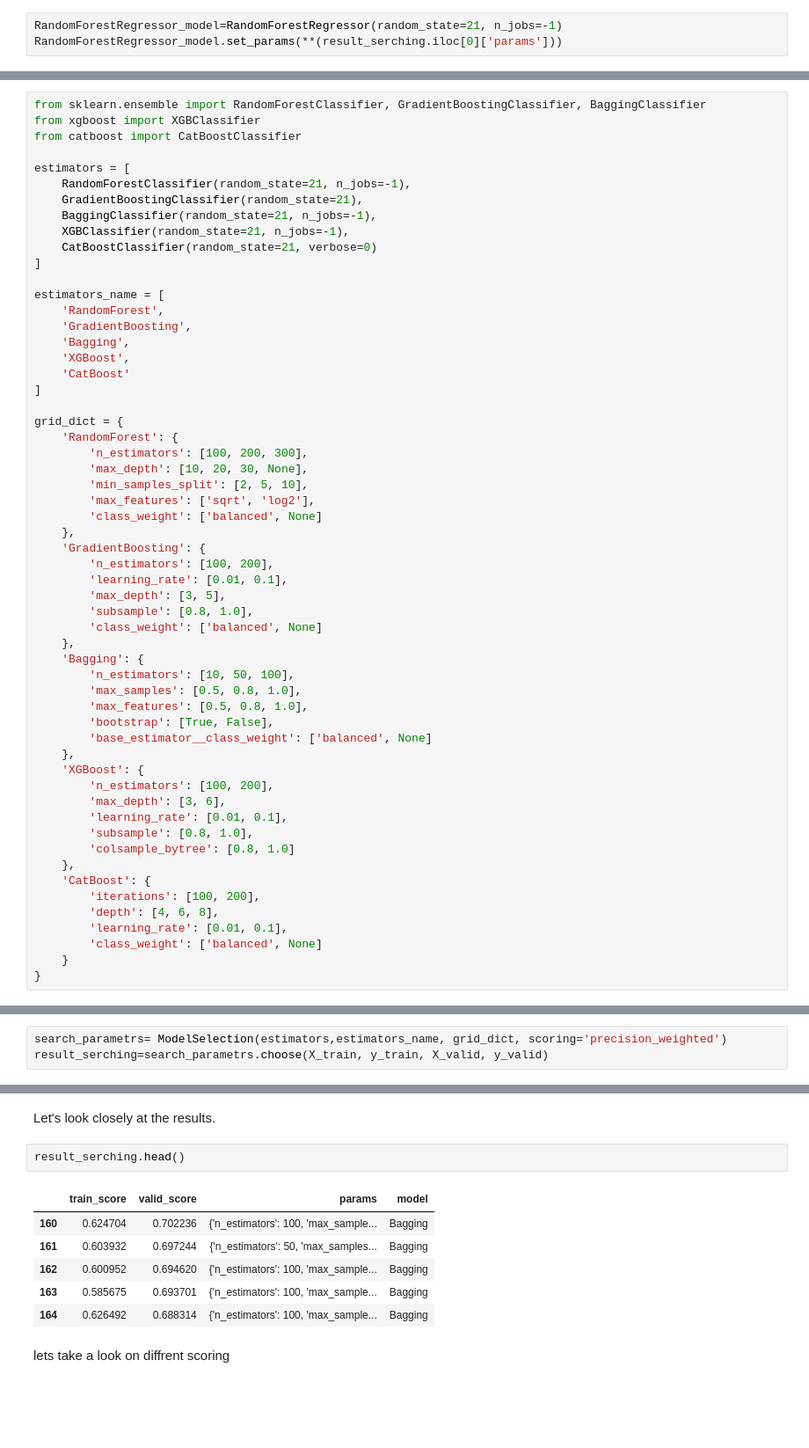
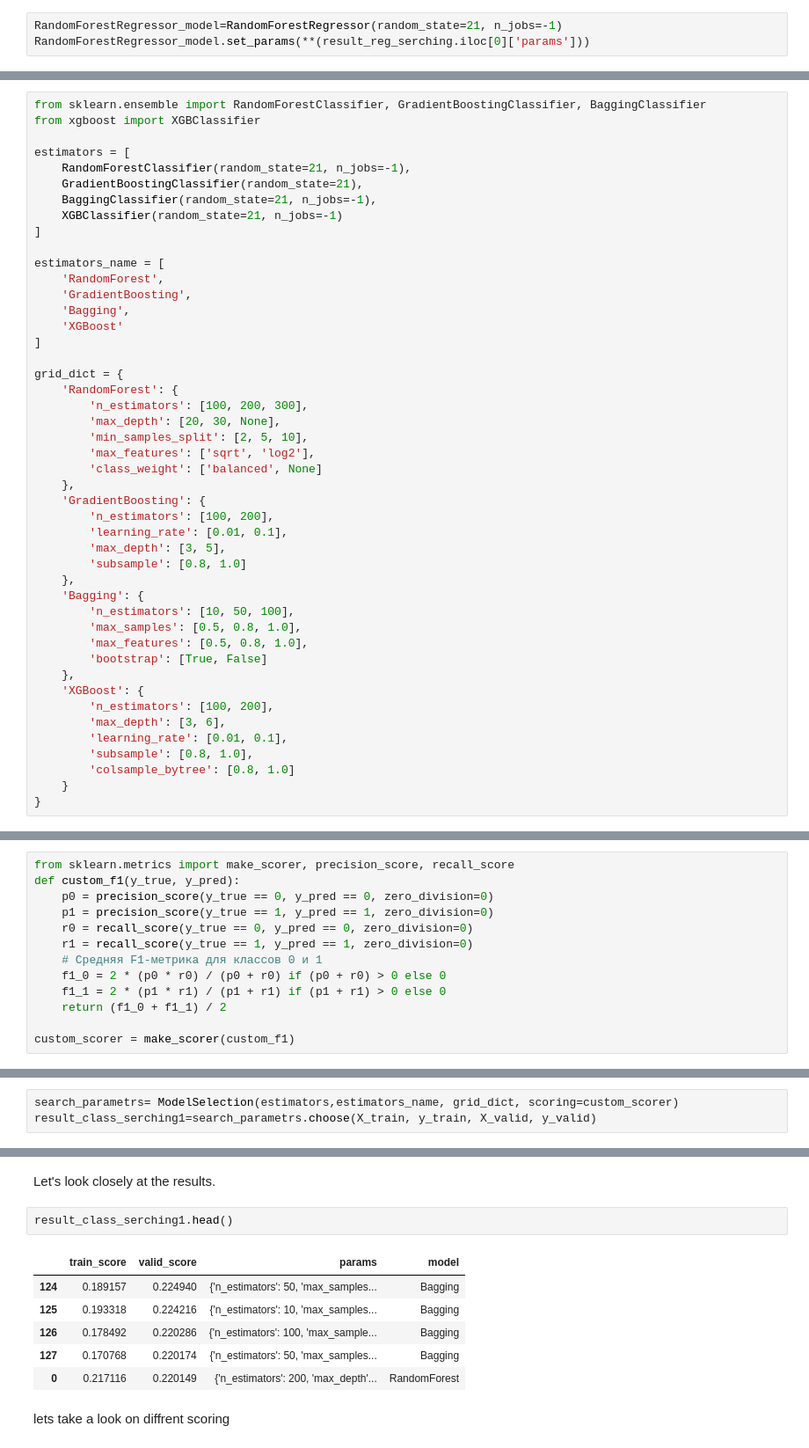
Before and after one commit to gordyay/food-nutrition-module, a Jupyter notebook: src/recipes.ipynb, the cells around one changed output, grey strips where cells are left out. Shown: that part at 88% size. Saved outputs shown, nothing was run; the diff lists cells and outputs as text; blank space fills up the shorter version.

```diff
--- a/src/recipes.ipynb
+++ b/src/recipes.ipynb
@@ -595,7 +596,7 @@ Lets take  RandomForest with params:{'n_estimators': 200, 'max_depth': 30, 'min_
 with the final score : -1.260777480024706
 # %%
 RandomForestRegressor_model=RandomForestRegressor(random_state=21, n_jobs=-1)
-RandomForestRegressor_model.set_params(**(result_serching.iloc[0]['params']))
+RandomForestRegressor_model.set_params(**(result_reg_serching.iloc[0]['params']))
 # %% [output]
 RandomForestRegressor(max_features='sqrt', min_samples_split=10,
                       n_estimators=200, n_jobs=-1, random_state=21)
@@ -652,28 +681,25 @@ diffrent models variants
 # %%
 from sklearn.ensemble import RandomForestClassifier, GradientBoostingClassifier, BaggingClassifier
 from xgboost import XGBClassifier
-from catboost import CatBoostClassifier
 
 estimators = [
     RandomForestClassifier(random_state=21, n_jobs=-1),
     GradientBoostingClassifier(random_state=21),
     BaggingClassifier(random_state=21, n_jobs=-1),
-    XGBClassifier(random_state=21, n_jobs=-1),
-    CatBoostClassifier(random_state=21, verbose=0)
+    XGBClassifier(random_state=21, n_jobs=-1)
 ]
 
 estimators_name = [
     'RandomForest',
     'GradientBoosting',
     'Bagging',
-    'XGBoost',
-    'CatBoost'
+    'XGBoost'
 ]
 
 grid_dict = {
     'RandomForest': {
         'n_estimators': [100, 200, 300],
-        'max_depth': [10, 20, 30, None],
+        'max_depth': [20, 30, None],
         'min_samples_split': [2, 5, 10],
         'max_features': ['sqrt', 'log2'],
         'class_weight': ['balanced', None]
@@ -682,15 +708,13 @@ grid_dict = {
         'n_estimators': [100, 200],
         'learning_rate': [0.01, 0.1],
         'max_depth': [3, 5],
-        'subsample': [0.8, 1.0],
-        'class_weight': ['balanced', None]
+        'subsample': [0.8, 1.0]
     },
     'Bagging': {
         'n_estimators': [10, 50, 100],
         'max_samples': [0.5, 0.8, 1.0],
         'max_features': [0.5, 0.8, 1.0],
-        'bootstrap': [True, False],
-        'base_estimator__class_weight': ['balanced', None]
+        'bootstrap': [True, False]
     },
     'XGBoost': {
         'n_estimators': [100, 200],
@@ -698,11 +722,5 @@ grid_dict = {
         'learning_rate': [0.01, 0.1],
         'subsample': [0.8, 1.0],
         'colsample_bytree': [0.8, 1.0]
-    },
-    'CatBoost': {
-        'iterations': [100, 200],
-        'depth': [4, 6, 8],
-        'learning_rate': [0.01, 0.1],
-        'class_weight': ['balanced', None]
     }
 }
@@ -709 +731,14 @@ grid_dict = {
+# %%
+from sklearn.metrics import make_scorer, precision_score, recall_score
+def custom_f1(y_true, y_pred):
+    p0 = precision_score(y_true == 0, y_pred == 0, zero_division=0)
+    p1 = precision_score(y_true == 1, y_pred == 1, zero_division=0)
+    r0 = recall_score(y_true == 0, y_pred == 0, zero_division=0)
+    r1 = recall_score(y_true == 1, y_pred == 1, zero_division=0)
+    # Средняя F1-метрика для классов 0 и 1
+    f1_0 = 2 * (p0 * r0) / (p0 + r0) if (p0 + r0) > 0 else 0
+    f1_1 = 2 * (p1 * r1) / (p1 + r1) if (p1 + r1) > 0 else 0
+    return (f1_0 + f1_1) / 2
+
+custom_scorer = make_scorer(custom_f1)
 # %% [markdown]
@@ -713,3 +746,3 @@ I took the precision_weighted metric because it minimizes false positives (for e
 # %%
-search_parametrs= ModelSelection(estimators,estimators_name, grid_dict, scoring='precision_weighted')
-result_serching=search_parametrs.choose(X_train, y_train, X_valid, y_valid)
+search_parametrs= ModelSelection(estimators,estimators_name, grid_dict, scoring=custom_scorer)
+result_class_serching1=search_parametrs.choose(X_train, y_train, X_valid, y_valid)
@@ -716,14 +766,14 @@ result_serching=search_parametrs.choose(X_train, y_train, X_valid, y_valid)
 # %% [markdown]
 Let's look closely at the results.
 # %%
-result_serching.head()
+result_class_serching1.head()
 # %% [output]
 |  | train_score | valid_score | params | model |
-| 160 | 0.624704 | 0.702236 | {'n_estimators': 100, 'max_sample... | Bagging |
-| 161 | 0.603932 | 0.697244 | {'n_estimators': 50, 'max_samples... | Bagging |
-| 162 | 0.600952 | 0.694620 | {'n_estimators': 100, 'max_sample... | Bagging |
-| 163 | 0.585675 | 0.693701 | {'n_estimators': 100, 'max_sample... | Bagging |
-| 164 | 0.626492 | 0.688314 | {'n_estimators': 100, 'max_sample... | Bagging |
+| 124 | 0.189157 | 0.224940 | {'n_estimators': 50, 'max_samples... | Bagging |
+| 125 | 0.193318 | 0.224216 | {'n_estimators': 10, 'max_samples... | Bagging |
+| 126 | 0.178492 | 0.220286 | {'n_estimators': 100, 'max_sample... | Bagging |
+| 127 | 0.170768 | 0.220174 | {'n_estimators': 50, 'max_samples... | Bagging |
+| 0 | 0.217116 | 0.220149 | {'n_estimators': 200, 'max_depth'... | RandomForest |
 # %% [markdown]
 lets take a look on diffrent scoring
 # %%
```
Also changed, not shown: parts of 48 cells of this notebook, 15 other files.
